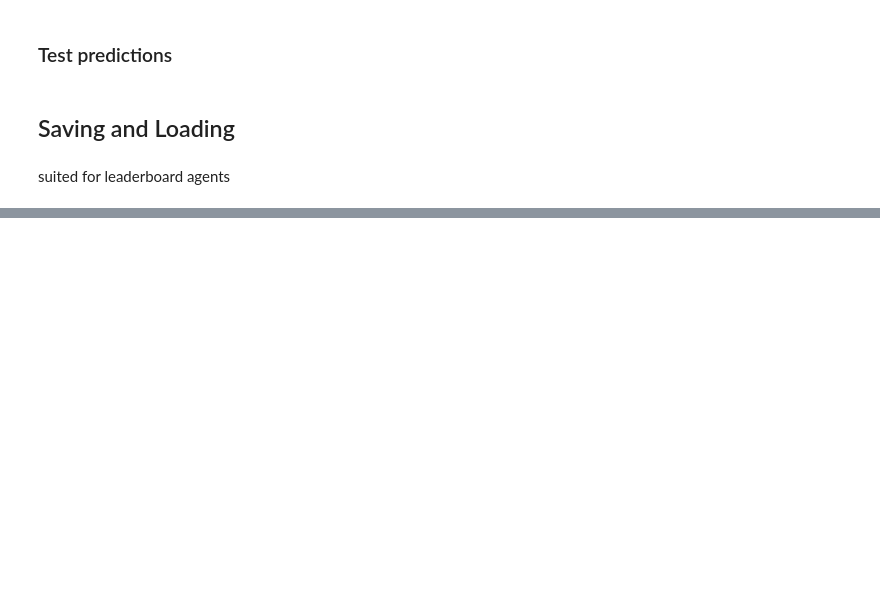
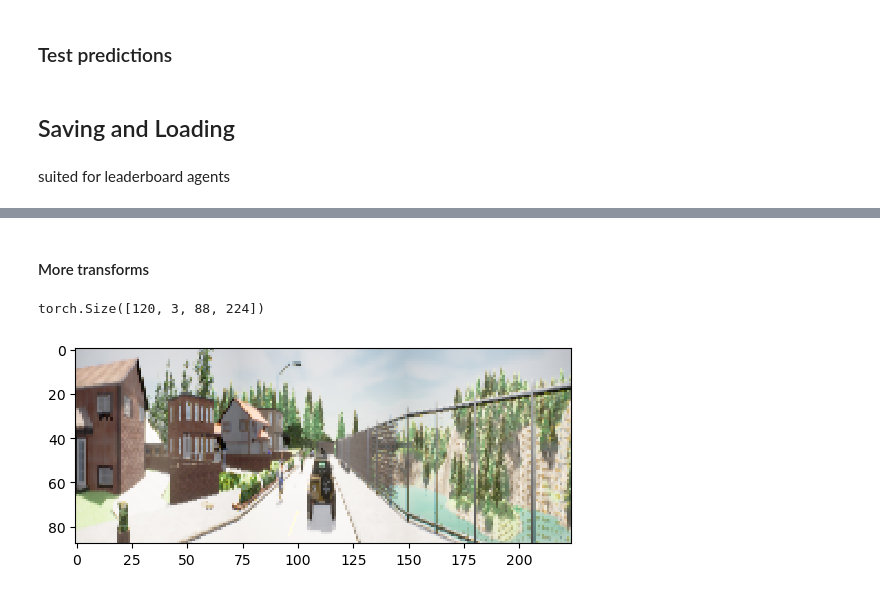
Before and after one commit to moritzwassmer/APPRAS_e2e_imitation, a Jupyter notebook: models/resnet_baseline/notebooks/baseline.ipynb, the cells around one changed output, grey strips where cells are left out. Drawn from its saved outputs; the diff is of its cells as text; code cells hidden in the pictures; blank space fills up the shorter version.

Commit message:
added test rgb  to notebook

```diff
--- a/models/resnet_baseline/notebooks/baseline.ipynb
+++ b/models/resnet_baseline/notebooks/baseline.ipynb
@@ -840,0 +819,2 @@ show(X_rgb)
+# %% [markdown]
+#### More transforms
@@ -840,0 +830,14 @@ show(X_rgb)
+# %%
+idx, data = next(enumerate(test_dataloader))
+X_rgb = to_cuda_if_possible(data["rgb"])
+X_rgb = torch.squeeze(X_rgb).to(torch.uint8)
+X_rgb = transform_resize(X_rgb)
+#X_rgb = transform_augument(X_rgb).float()
+#X_rgb = transform_norm(X_rgb)
+
+print(X_rgb.shape)
+
+show(X_rgb[0].cpu())
+# %% [output]
+torch.Size([120, 3, 88, 224])
+[figure, added]
```
Also changed, not shown: parts of 31 cells of this notebook.
